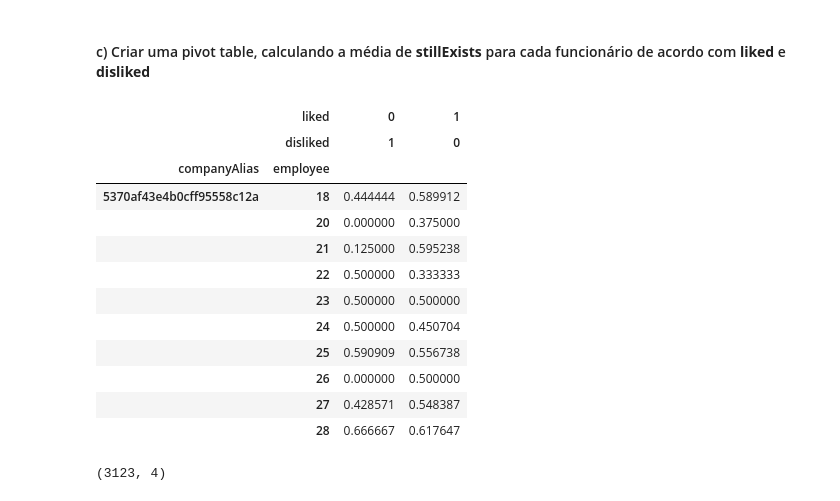
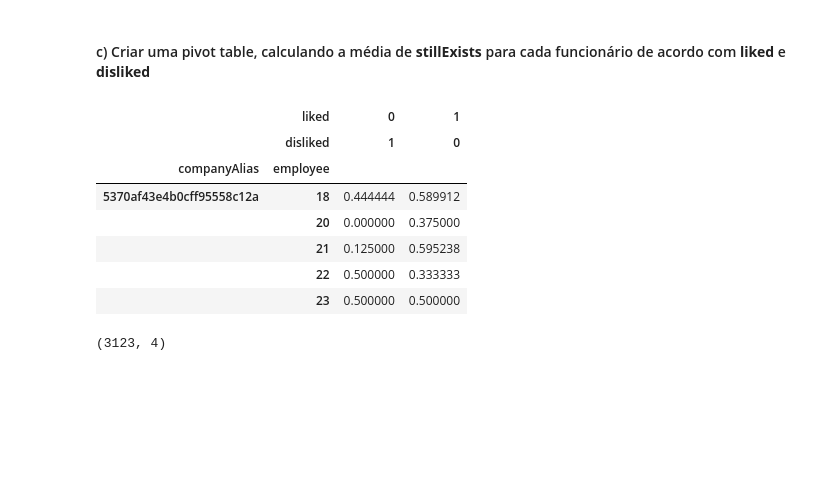
Before and after one commit to bruna-calistrate/DataWrangling-Case1, a Jupyter notebook: Case_2_Data_Enrichment_Daily_Happiness_&_Employee_Turnover.ipynb, the cells around one changed output. Saved outputs shown, nothing was run; the diff lists cells and outputs as text; code cells hidden in the pictures; blank space fills up the shorter version.

```diff
--- a/Case_2_Data_Enrichment_Daily_Happiness_&_Employee_Turnover.ipynb
+++ b/Case_2_Data_Enrichment_Daily_Happiness_&_Employee_Turnover.ipynb
@@ -491,21 +499,16 @@ liked_comments = pd.pivot_table(interactions,
                                 aggfunc= np.mean,
                                 fill_value= 0)
 # %%
-liked_comments.head(10)
+liked_comments.head()
 # %% [output]
 |  | liked | 0 | 1 |
 |  | disliked | 1 | 0 |
 | companyAlias | employee |  |  |
 | 5370af43e4b0cff95558c12a | 18 | 0.444444 | 0.589912 |
 |  | 20 | 0.000000 | 0.375000 |
 |  | 21 | 0.125000 | 0.595238 |
 |  | 22 | 0.500000 | 0.333333 |
 |  | 23 | 0.500000 | 0.500000 |
-|  | 24 | 0.500000 | 0.450704 |
-|  | 25 | 0.590909 | 0.556738 |
-|  | 26 | 0.000000 | 0.500000 |
-|  | 27 | 0.428571 | 0.548387 |
-|  | 28 | 0.666667 | 0.617647 |
 # %%
 liked_comments.columns = ['disliked', 'liked']
 # %%
```
Also changed, not shown: parts of 9 cells of this notebook.
